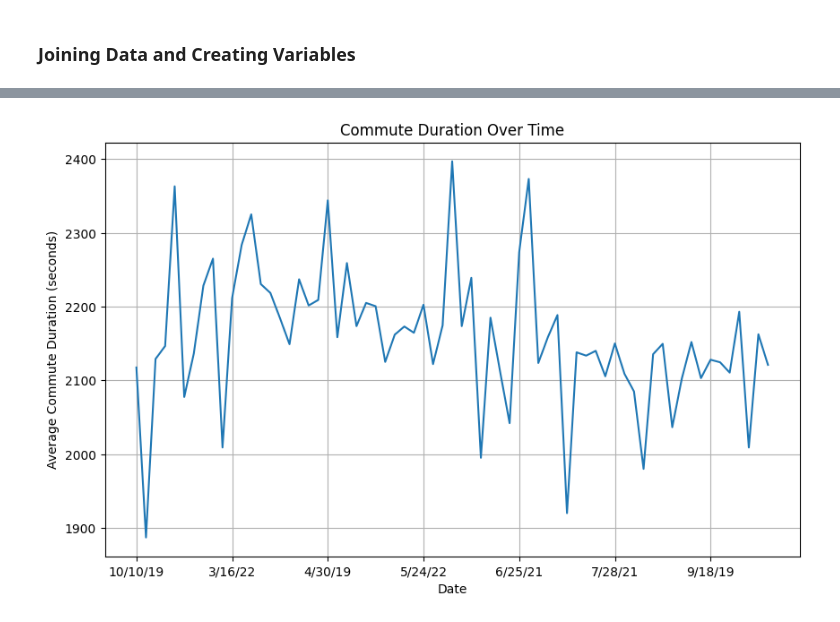
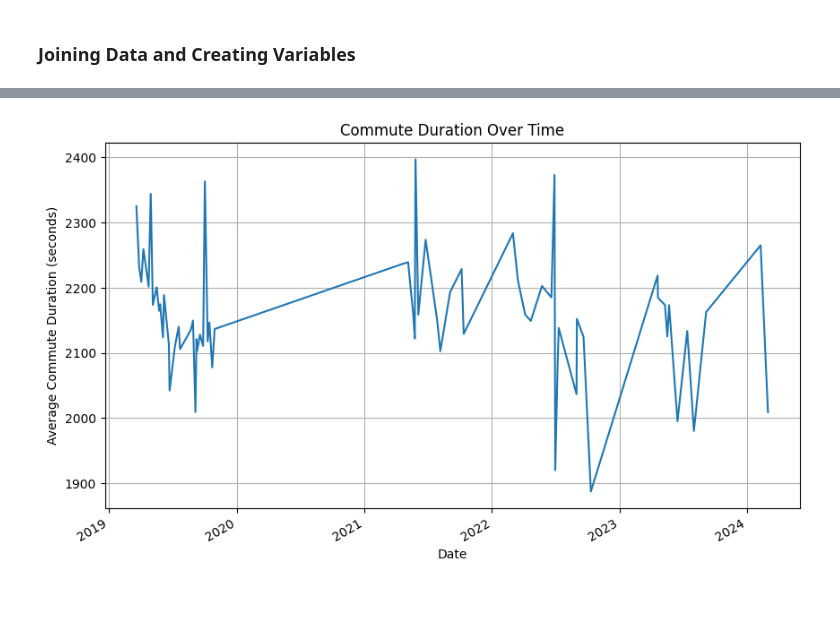
Before and after one commit to mfalcioni1/analysis-projects, a Jupyter notebook: bike-trips/analysis.ipynb, the cells around one changed output, grey strips where cells are left out. Saved outputs shown, nothing was run; the diff lists cells and outputs as text; code cells hidden in the pictures.

```diff
--- a/bike-trips/analysis.ipynb
+++ b/bike-trips/analysis.ipynb
@@ -30,19 +55,31 @@ routes = pd.read_csv(os.path.join(data_folder, 'routes.csv'))
 ### Joining Data and Creating Variables
 # %%
 # merge data sets
-bike_trips = pd.merge(trips, routes, on='route', how='left')
+trips_data = pd.merge(trips, routes, on='route', how='left')
+
+# force date to date type
+trips_data['date'] = pd.to_datetime(trips_data['date'], format='%m/%d/%y')
+trips_data['time'] = pd.to_timedelta(trips_data['time'])
+
+# extract some date features
+trips_data['year'] = trips_data['date'].dt.year
+trips_data['month'] = trips_data['date'].dt.month
+trips_data['day_of_week'] = trips_data['date'].dt.day_name()
+trips_data['season'] = trips_data['month'].apply(assign_season)
 
 # time to seconds and calculate speed in MPH
-bike_trips['time_seconds'] = pd.to_timedelta(bike_trips['time']).dt.total_seconds()
+trips_data['time_seconds'] = pd.to_timedelta(trips_data['time']).dt.total_seconds()
 
-bike_trips['speed_mph'] = bike_trips['distance_miles'] / (bike_trips['time_seconds'] / 3600)
+trips_data['speed_mph'] = trips_data['distance_miles'] / (trips_data['time_seconds'] / 3600)
 
 # basic stats
 descriptive_stats = {
-    'Average Trip Duration (seconds)': round(bike_trips['time_seconds'].mean(), 4),
-    'Average Distance per Trip (miles)': round(bike_trips['distance_miles'].mean(), 4),
-    'Average Speed (mph)': round(bike_trips['speed_mph'].mean(), 4),
-    'Total Trips': bike_trips['route'].count()
+    'Average Trip Duration (seconds)': round(trips_data['time_seconds'].mean(), 4),
+    'Average Distance per Trip (miles)': round(trips_data['distance_miles'].mean(), 4),
+    'Average Speed (mph)': round(trips_data['speed_mph'].mean(), 4),
+    'Total Trips': trips_data['route'].count()
 }
-print(f'Data Snapshot: {bike_trips.head()}')
+print(f'Data Snapshot: \n {trips_data.head()}')
+print(f'Data Types: \n {trips_data.dtypes}')
+print(f'Descriptive Statistics: \n {descriptive_stats}')
 # %% [output]
@@ -69,9 +108,9 @@ Descriptive Statistics:
 # %%
 plt.figure(figsize=(10, 6))
-bike_trips.groupby('date')['time_seconds'].mean().plot(kind='line', title='Commute Duration Over Time')
+trips_data.groupby('date')['time_seconds'].mean().plot(kind='line', title='Commute Duration Over Time')
 plt.xlabel('Date')
 plt.ylabel('Average Commute Duration (seconds)')
 plt.grid(True)
 plt.show()
 # %% [output]
-[figure, old version]
+[figure, new version]
```
Also changed, not shown: parts of 26 cells of this notebook, 1 other file.
